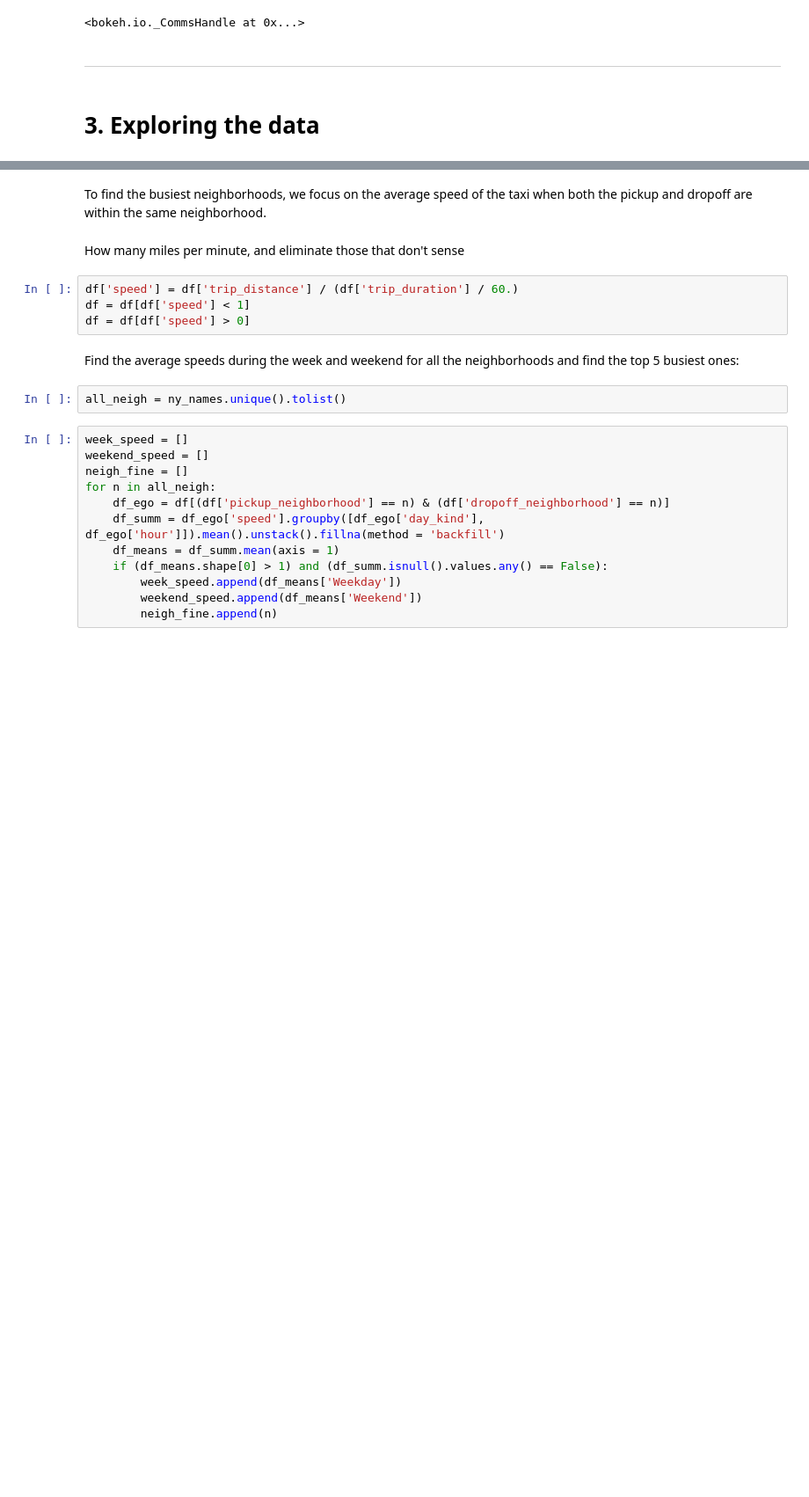
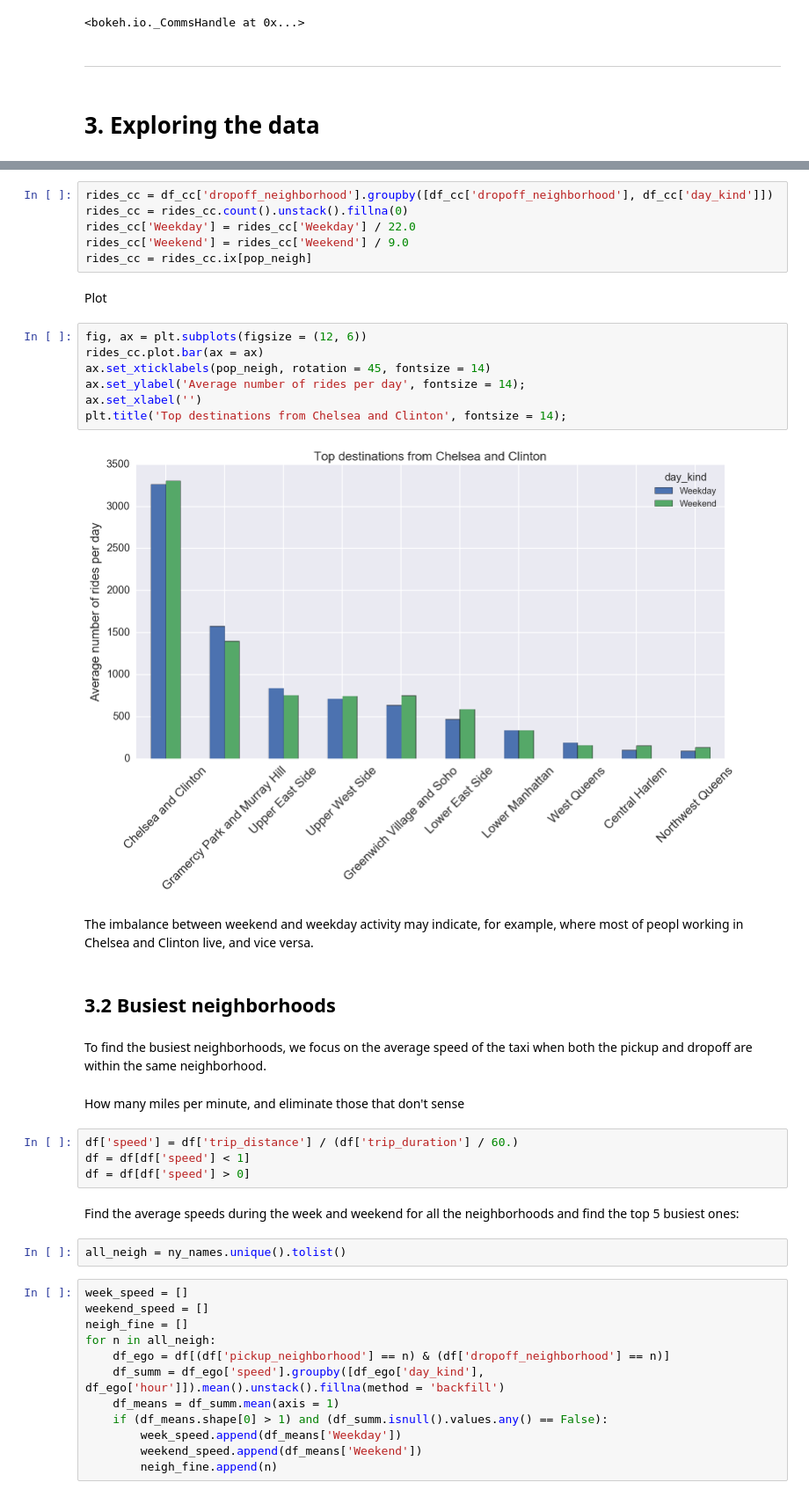
Before and after one commit to aficnar/TaxiProject, a Jupyter notebook: taxi_project.ipynb, the cells around one changed output, grey strips where cells are left out. Shown at 88% size. Saved outputs shown, nothing was run; the diff lists cells and outputs as text; blank space fills up the shorter version.

```diff
--- a/taxi_project.ipynb
+++ b/taxi_project.ipynb
@@ -485,3 +497,24 @@ show(p)
+# %%
+rides_cc = df_cc['dropoff_neighborhood'].groupby([df_cc['dropoff_neighborhood'], df_cc['day_kind']])
+rides_cc = rides_cc.count().unstack().fillna(0)
+rides_cc['Weekday'] = rides_cc['Weekday'] / 22.0
+rides_cc['Weekend'] = rides_cc['Weekend'] / 9.0
+rides_cc = rides_cc.ix[pop_neigh]
+# %% [markdown]
+Plot
+# %%
+fig, ax = plt.subplots(figsize = (12, 6))
+rides_cc.plot.bar(ax = ax)
+ax.set_xticklabels(pop_neigh, rotation = 45, fontsize = 14)
+ax.set_ylabel('Average number of rides per day', fontsize = 14);
+ax.set_xlabel('')
+plt.title('Top destinations from Chelsea and Clinton', fontsize = 14);
+# %% [output]
+[figure, added]
+# %% [markdown]
+The imbalance between weekend and weekday activity may indicate, for example, where most of peopl working in Chelsea and Clinton live, and vice versa.
+# %% [markdown]
+## <a name="p32">3.2 Busiest neighborhoods</a>
 # %% [markdown]
 To find the busiest neighborhoods, we focus on the average speed of the taxi when both the pickup and dropoff are within the same neighborhood.
 # %% [markdown]
```
Also changed, not shown: parts of 92 cells of this notebook.
